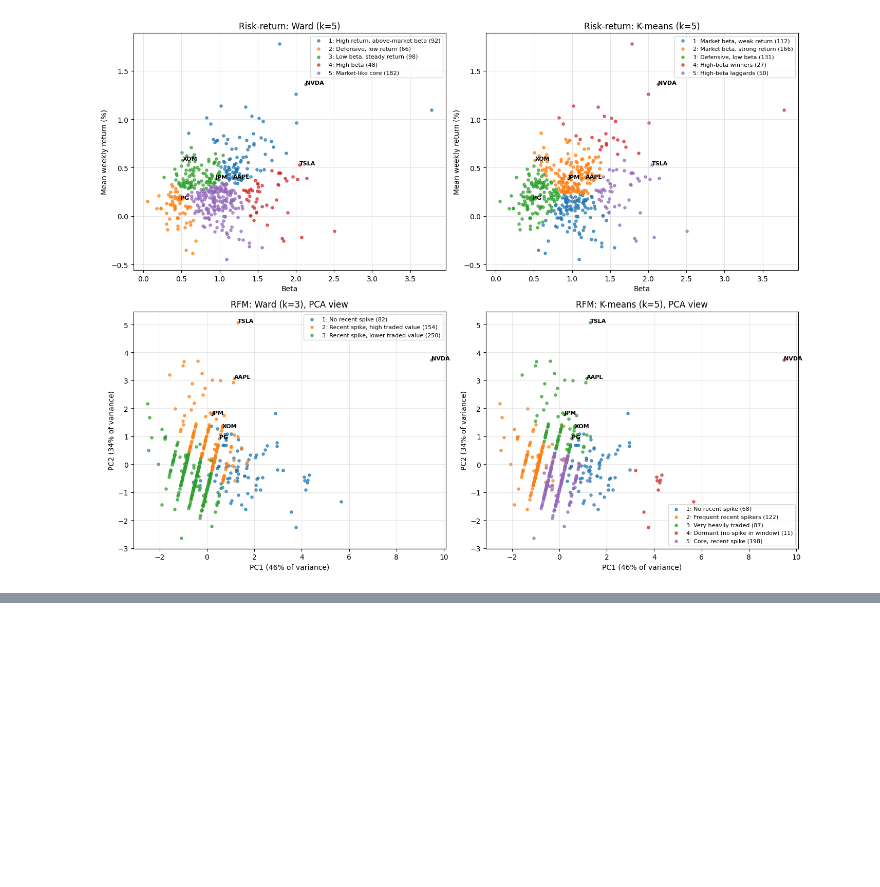
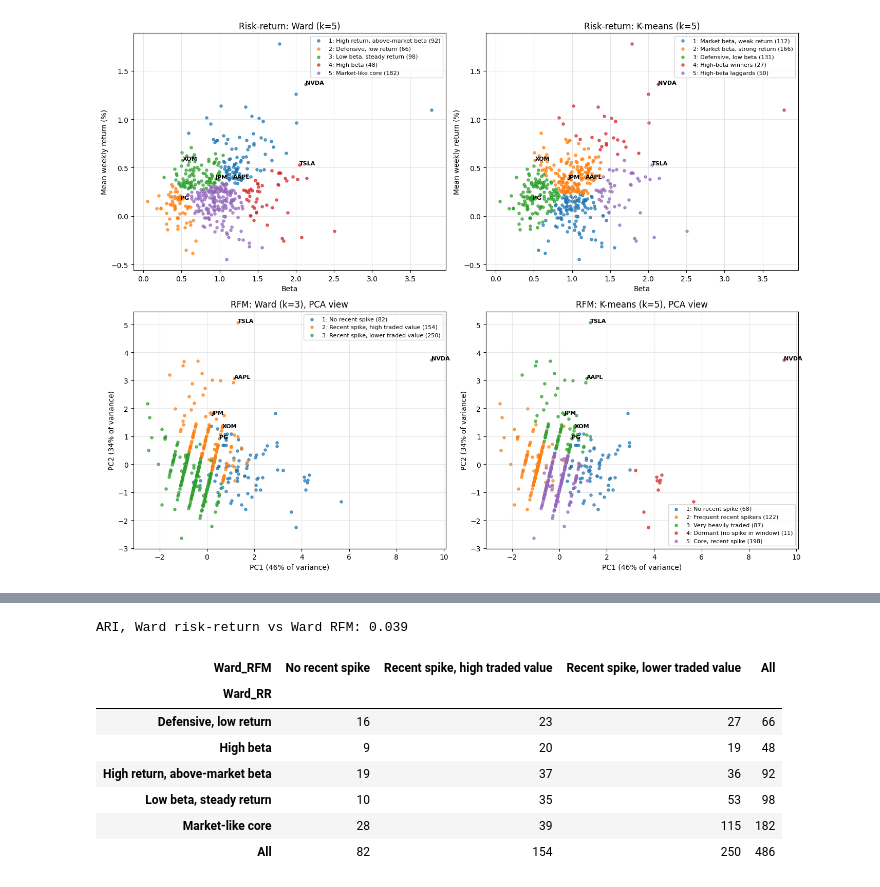
Before and after one commit to mohammedshakir7/CRM_CW_1, a Jupyter notebook: CRM_CW.ipynb, the cells around one changed output, grey strips where cells are left out. Cells and saved outputs as stored; diff of their text form; code cells hidden in the pictures; blank space fills up the shorter version.

```diff
--- a/CRM_CW.ipynb
+++ b/CRM_CW.ipynb
@@ -1113,0 +1229,14 @@ Ward with R and F only (k=3)
+# %%
+# Task 3.2.1 - Risk-return clusters vs RFM clusters on the same shares (Ward)
+print(f"ARI, Ward risk-return vs Ward RFM: {adjusted_rand_score(ward_rr, ward_rfm):.3f}")
+pd.crosstab(ward_rr.map(labels["Ward_RR"]), ward_rfm.map(labels["Ward_RFM"]), margins=True)
+# %% [output]
+ARI, Ward risk-return vs Ward RFM: 0.039
+| Ward_RFM | No recent spike | Recent spike, high traded value | Recent spike, lower traded value | All |
+| Ward_RR |  |  |  |  |
+| Defensive, low return | 16 | 23 | 27 | 66 |
+| High beta | 9 | 20 | 19 | 48 |
+| High return, above-market beta | 19 | 37 | 36 | 92 |
+| Low beta, steady return | 10 | 35 | 53 | 98 |
+| Market-like core | 28 | 39 | 115 | 182 |
+| All | 82 | 154 | 250 | 486 |
```
Also changed, not shown: parts of 52 cells of this notebook.
